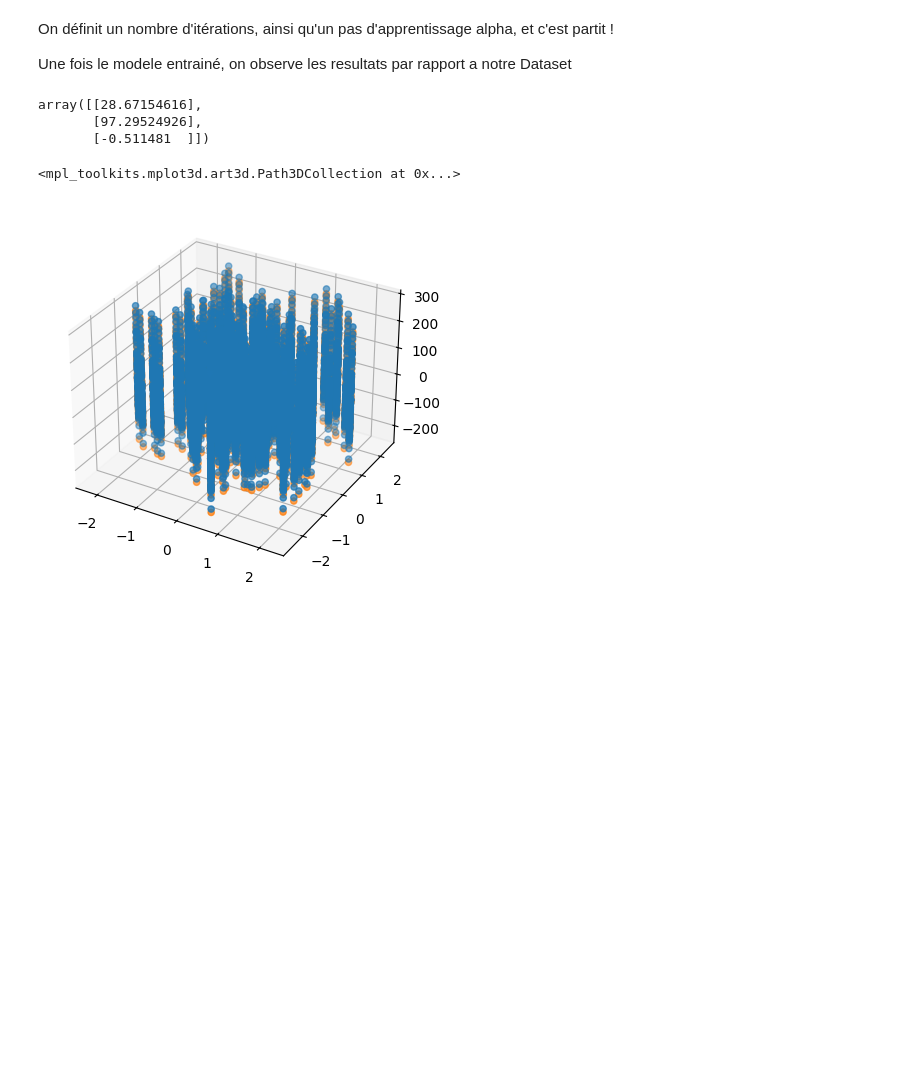
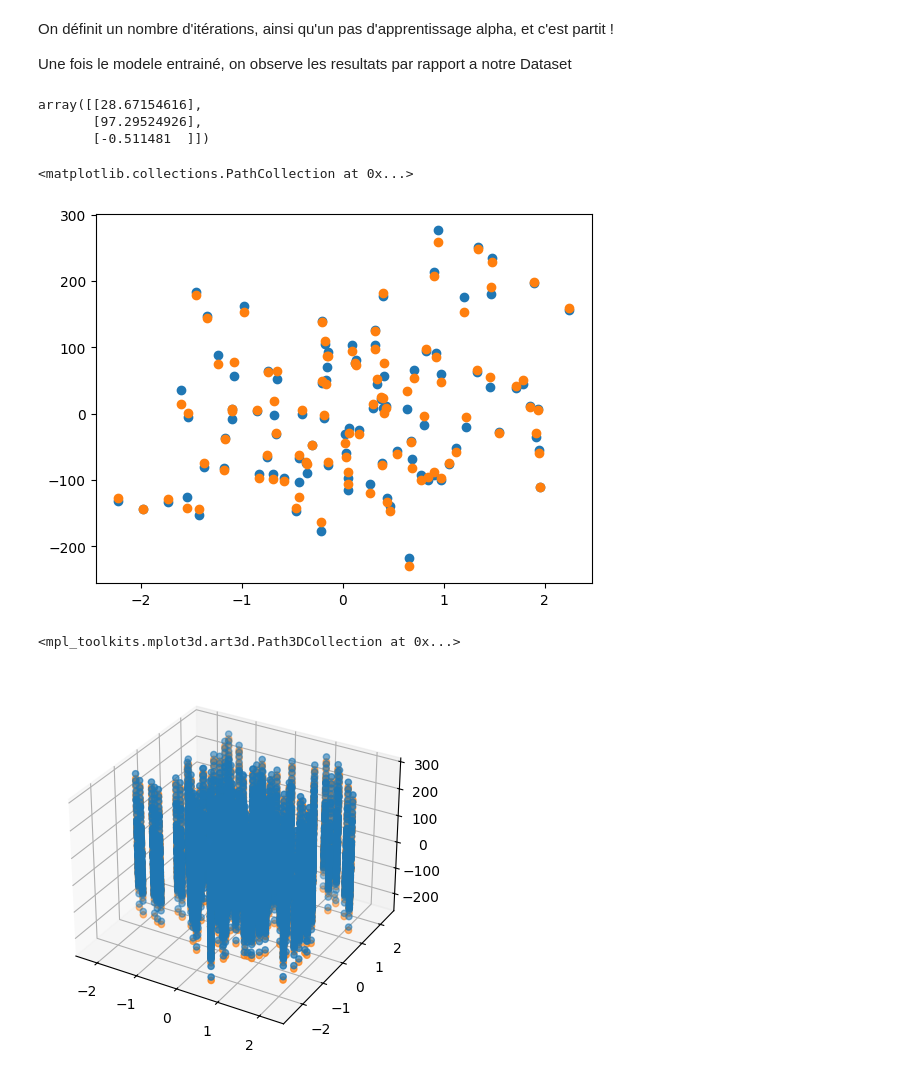
Before and after one commit to AYMAN-CHAREF/machine-learning-et-deep-learning, a Jupyter notebook: Régression_Multiple_Numpy.ipynb, the cells around one changed output. Drawn from its saved outputs; the diff is of its cells as text; code cells hidden in the pictures; blank space fills up the shorter version.

```diff
--- a/Régression_Multiple_Numpy.ipynb
+++ b/Régression_Multiple_Numpy.ipynb
@@ -165,6 +165,12 @@ theta_final
 array([[28.67154616],
        [97.29524926],
        [-0.511481  ]])
+# %%
+plt.scatter(X[:,0], y)
+plt.scatter(X[:,0], predictions)
+# %% [output]
+<matplotlib.collections.PathCollection at 0x...>
+[figure, added]
 # %%
 fig = plt.figure()
 ax = fig.add_subplot(111, projection='3d')
```
